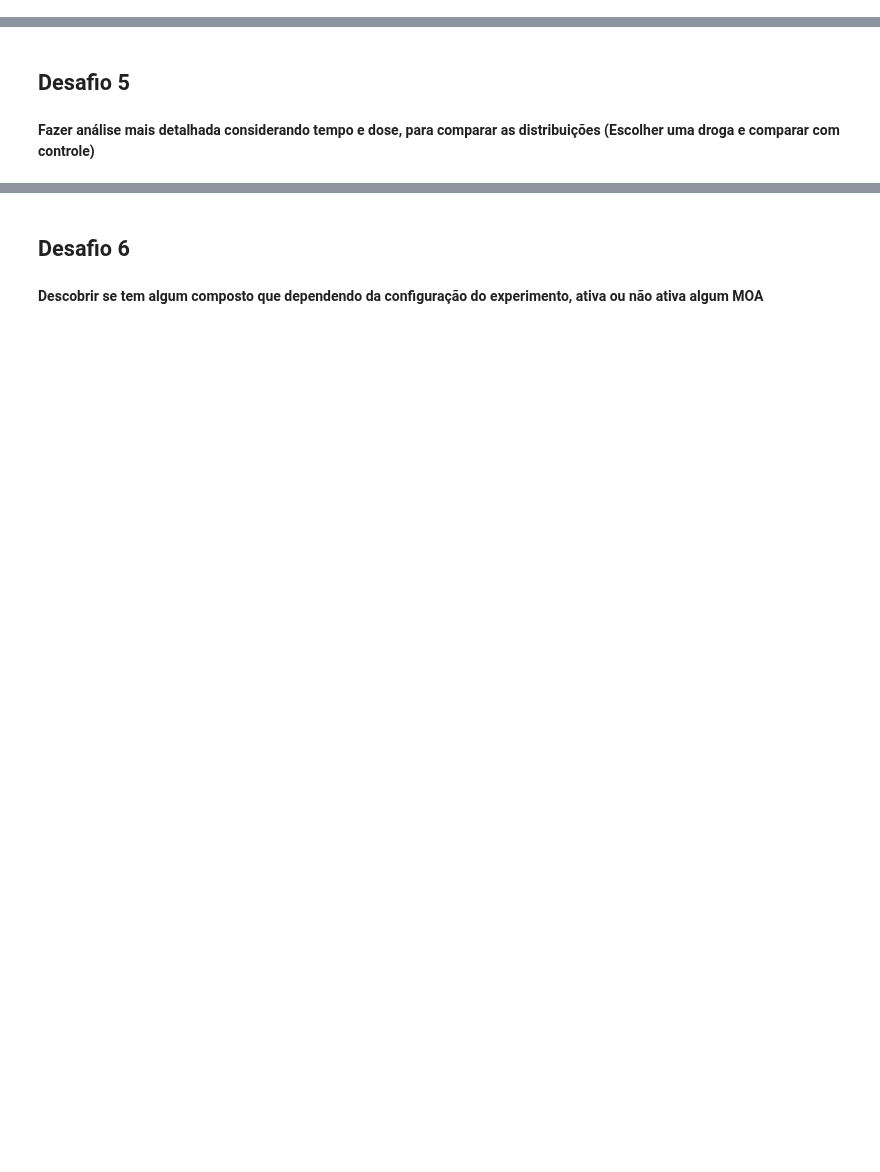
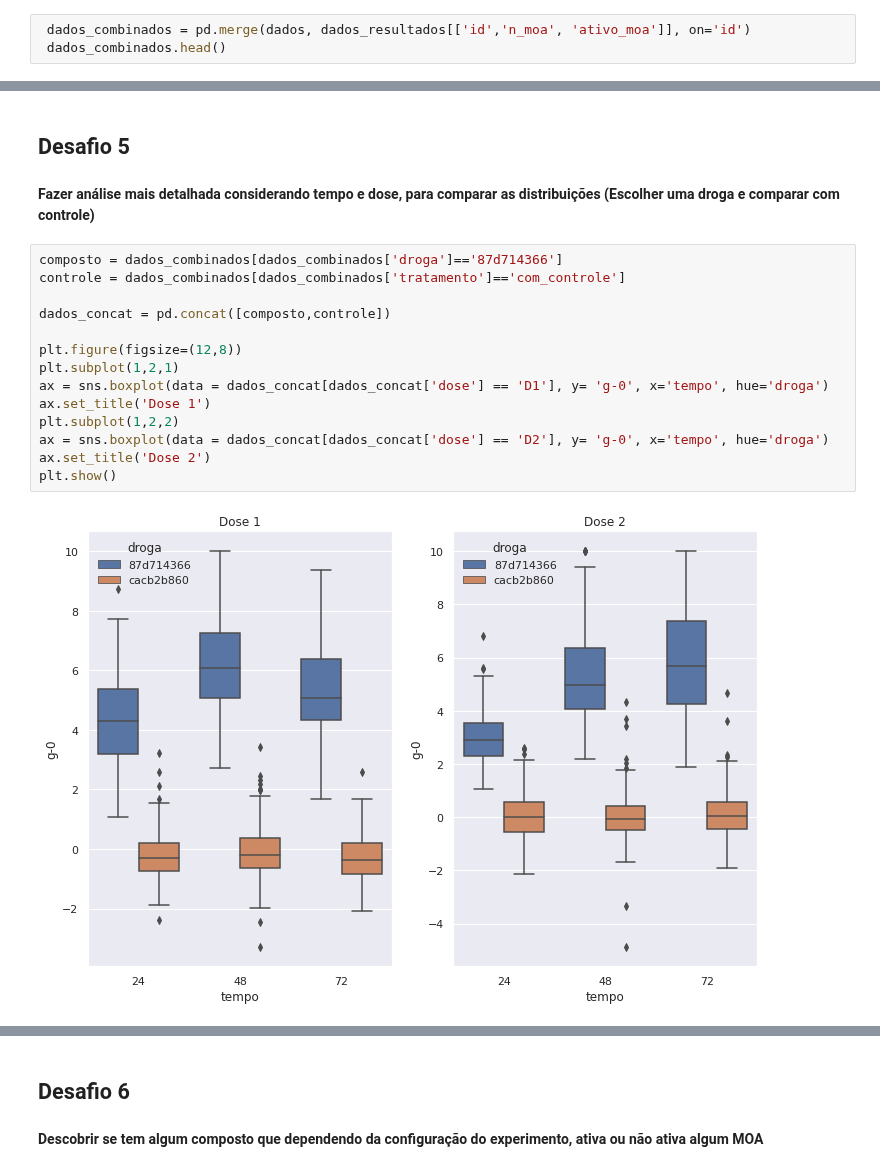
Before and after one commit to LincolnVS/ImersaoDadosAlura, a Jupyter notebook: Aula_04_Desafios.ipynb, the cells around one changed output, grey strips where cells are left out. Cells and saved outputs as stored; diff of their text form; blank space fills up the shorter version.

```diff
--- a/Aula_04_Desafios.ipynb
+++ b/Aula_04_Desafios.ipynb
@@ -32,0 +47,3 @@ dados.head()
+# %%
+ dados_combinados = pd.merge(dados, dados_resultados[['id','n_moa', 'ativo_moa']], on='id')
+ dados_combinados.head()
@@ -61,3 +212,19 @@ dados.head()
 ## Desafio 5
 # %% [markdown]
 **Fazer análise mais detalhada considerando tempo e dose, para comparar as distribuições (Escolher uma droga e comparar com controle)**
+# %%
+composto = dados_combinados[dados_combinados['droga']=='87d714366']
+controle = dados_combinados[dados_combinados['tratamento']=='com_controle']
+
+dados_concat = pd.concat([composto,controle])
+
+plt.figure(figsize=(12,8))
+plt.subplot(1,2,1)
+ax = sns.boxplot(data = dados_concat[dados_concat['dose'] == 'D1'], y= 'g-0', x='tempo', hue='droga')
+ax.set_title('Dose 1')
+plt.subplot(1,2,2)
+ax = sns.boxplot(data = dados_concat[dados_concat['dose'] == 'D2'], y= 'g-0', x='tempo', hue='droga')
+ax.set_title('Dose 2')
+plt.show()
+# %% [output]
+[figure, added]
```
Also changed, not shown: parts of 14 cells of this notebook.
